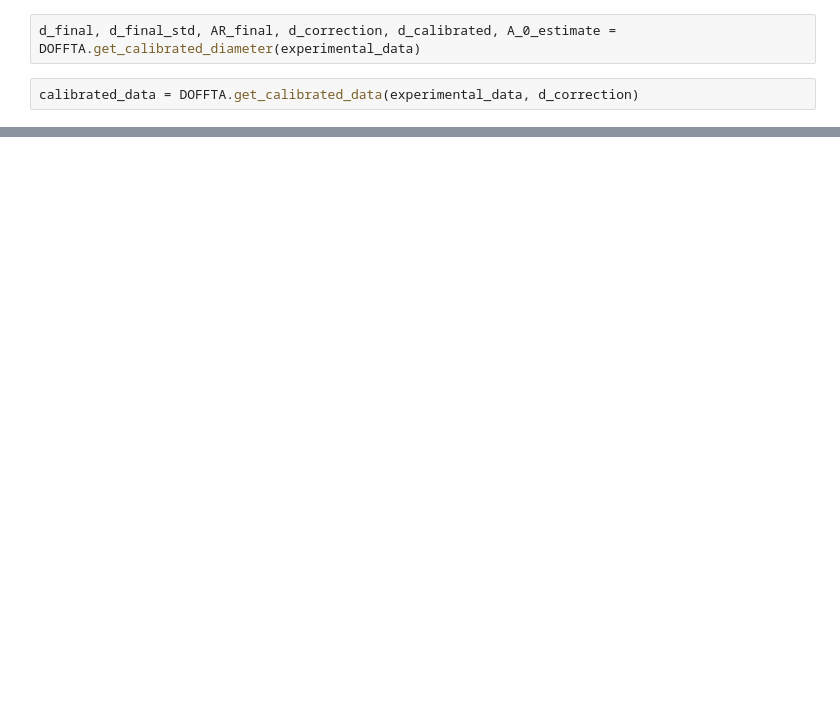
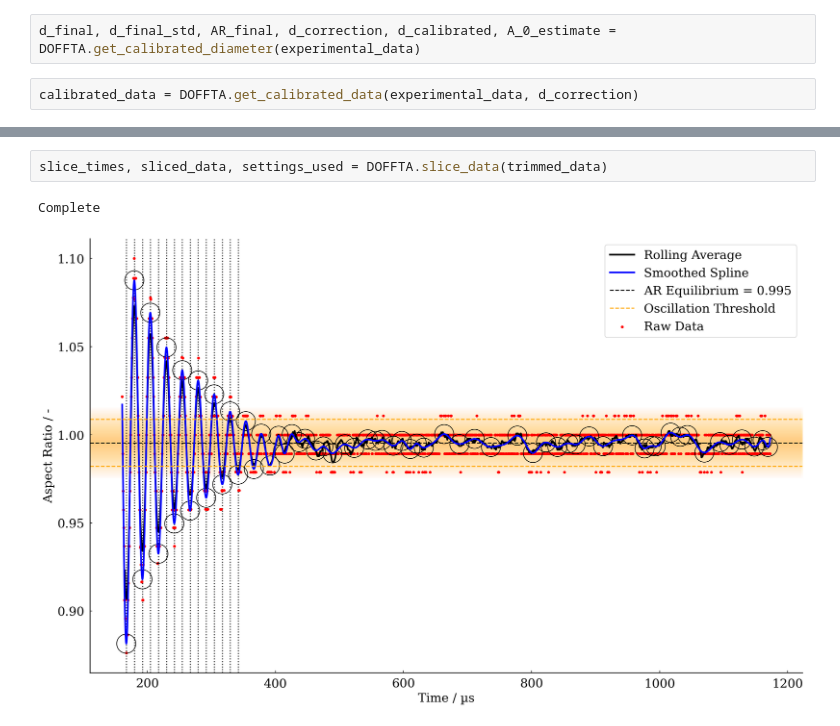
Before and after one commit to amosonabike/DOFFTA, a Jupyter notebook: Running DOFFTA.ipynb, the cells around one changed output, grey strips where cells are left out. Cells and saved outputs as stored; diff of their text form; blank space fills up the shorter version.

```diff
--- a/Running DOFFTA.ipynb
+++ b/Running DOFFTA.ipynb
@@ -89,0 +278,5 @@ Expected Diameter / µm:         40.09149493308491
+# %%
+slice_times, sliced_data, settings_used = DOFFTA.slice_data(trimmed_data)
+# %% [output]
+Complete
+[figure, added]
```
Also changed, not shown: parts of 14 cells of this notebook, 19 other files.
